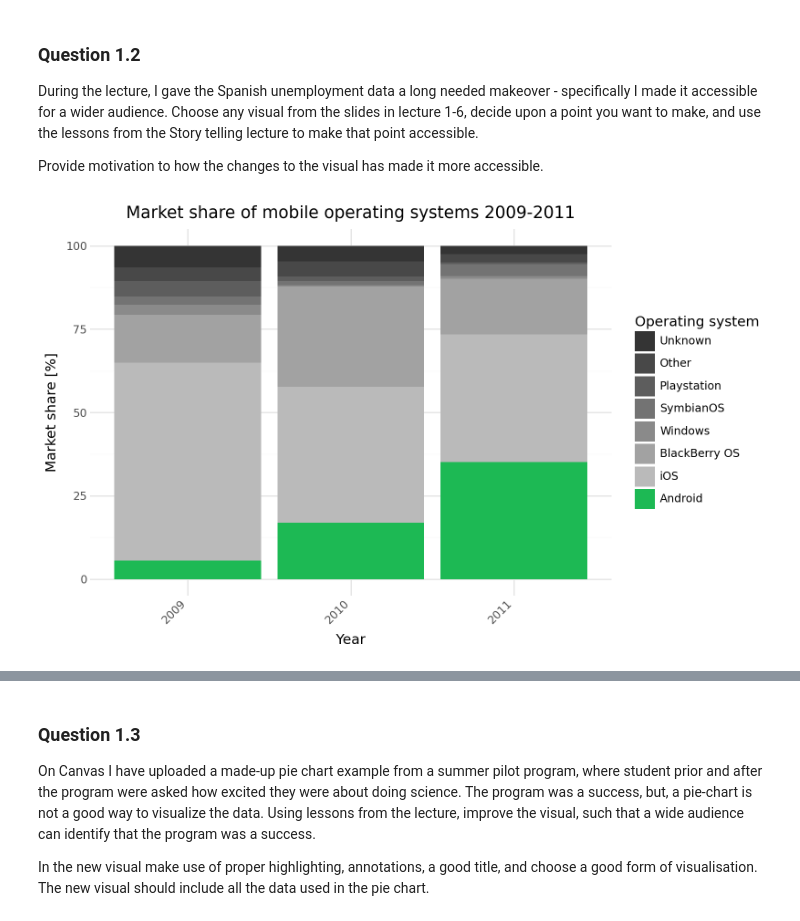
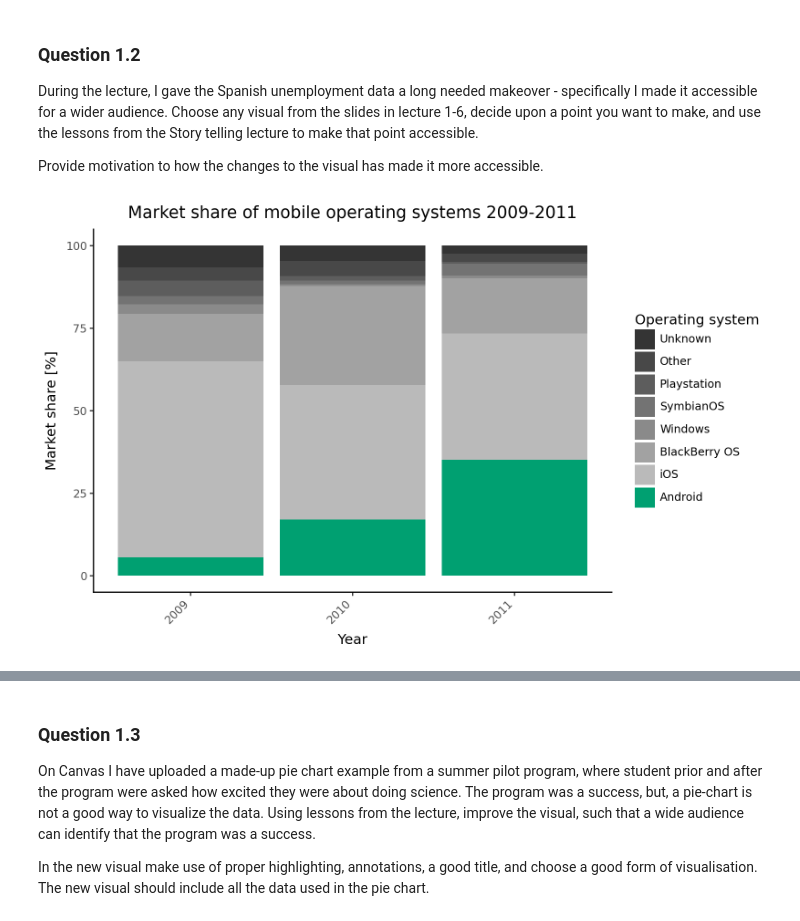
Before and after one commit to Salabud/MVE080-grp10, a Jupyter notebook: Homework4_2025.ipynb, the cells around one changed output, grey strips where cells are left out. Saved outputs shown, nothing was run; the diff lists cells and outputs as text; code cells hidden in the pictures.

```diff
--- a/Homework4_2025.ipynb
+++ b/Homework4_2025.ipynb
@@ -171,33 +171,33 @@ os_order = ["Android", "iOS", "BlackBerry OS", "Windows", "SymbianOS", "Playstat
 
 # categories
 df["OperatingSystem"] = pd.Categorical(df["OperatingSystem"], categories=os_order[::-1])
 df["Year"] = pd.Categorical(df["Year"], categories=sorted(df["Year"].unique()))
 
 # colours
-android_colour = ["#1DB954"]
+android_colour = ["#00a071"]
 grays = ["#bababa","#a2a2a2","#8a8a8a","#737373","#5d5d5d","#484848","#343434"]
 color_list = android_colour + grays
 
 # plot
 p = (
     ggplot(df, aes(x="Year", y="Share", fill="OperatingSystem"))
     + geom_bar(stat="identity")
     + scale_fill_manual(values=color_list[::-1])
     + labs(
         title="Market share of mobile operating systems 2009-2011",
         x="Year",
         y="Market share [%]",
         fill="Operating system"
     )
     + theme_classic()
     + theme(
         axis_text_x=element_text(rotation=45, ha="right"),
         figure_size=(8, 5)
     )
 )
 
 # print
 p
 # %% [output]
-[figure, old version]
+[figure, new version]
 # %% [markdown]
```
Also changed, not shown: parts of 1 cell of this notebook.
